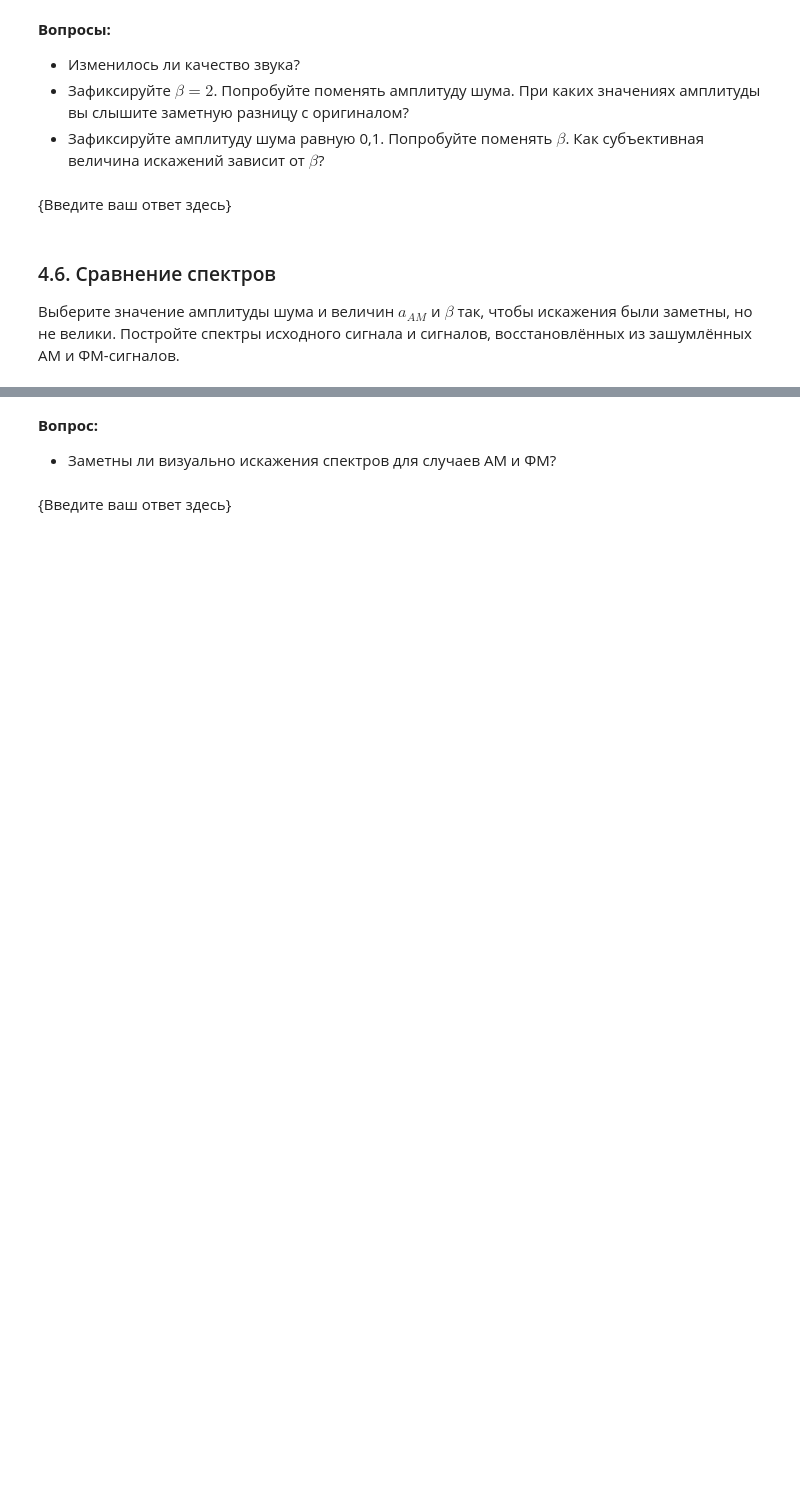
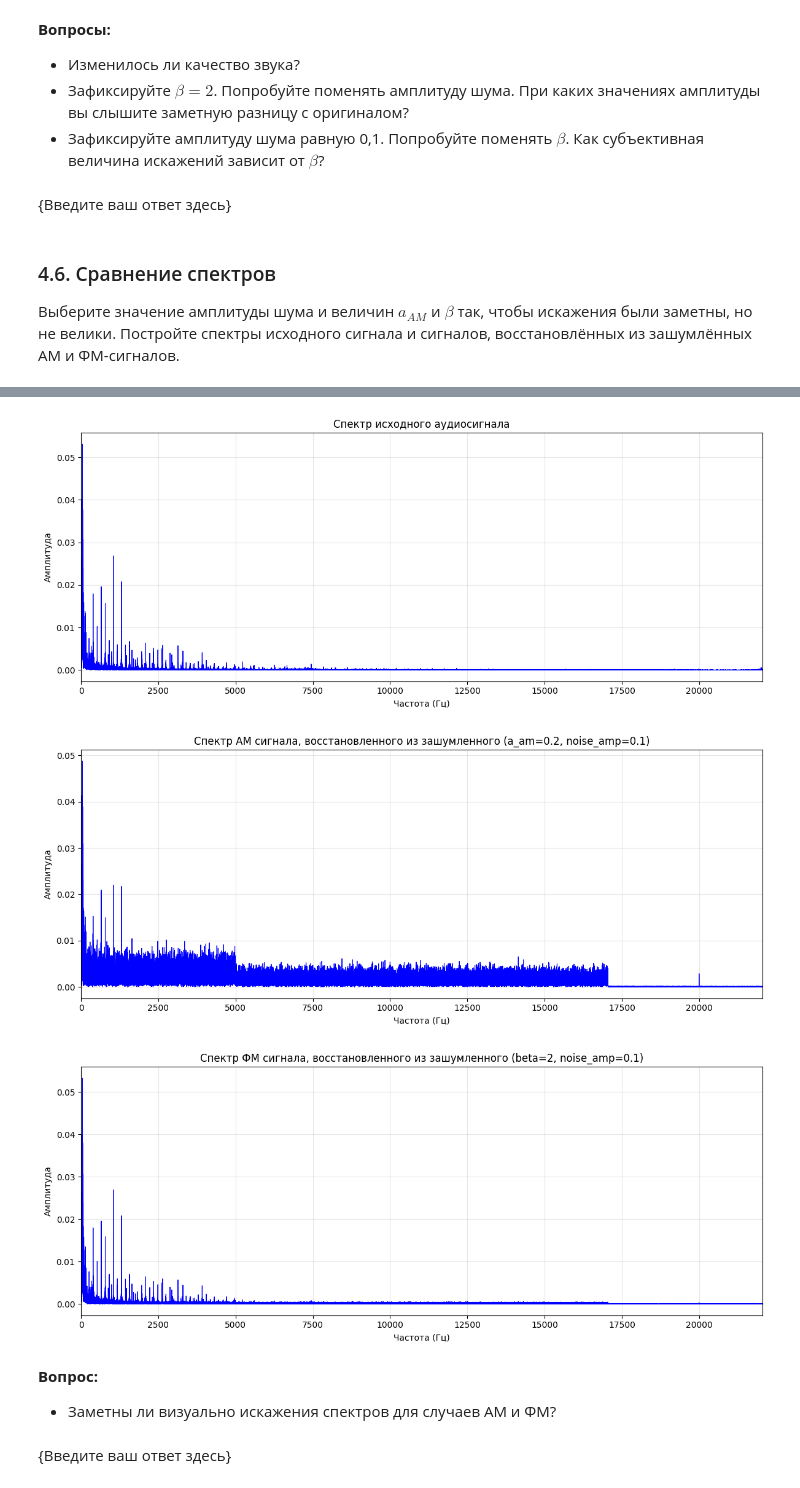
Before and after one commit to anikitin52/dsp-seminars, a Jupyter notebook: seminars/2_Никитин.ipynb, the cells around one changed output, grey strips where cells are left out. Cells and saved outputs as stored; diff of their text form; code cells hidden in the pictures; blank space fills up the shorter version.

```diff
--- a/seminars/2_Никитин.ipynb
+++ b/seminars/2_Никитин.ipynb
@@ -363,2 +424,12 @@ s_pm_noisy = s_pm_audio * (1 + noise_amp)
 # %% [markdown]
 Демодулируйте зашумлёный АМ-сигнал.
+# %%
+# Аналитический сигнал для зашумленного АМ
+analytic_am_noisy = hilbert(s_am_noisy)
+envelope_noisy = np.abs(analytic_am_noisy)
+
+# Убираем постоянную составляющую и нормализуем
+demod_am_noisy = (envelope_noisy - Ac) / (Ac * a_am)
+
+print("Восстановленный АМ аудиосигнал (с шумом):")
+display(Audio(demod_am_noisy, rate=fs_audio))
@@ -386,3 +492,24 @@ s_pm_noisy = s_pm_audio * (1 + noise_amp)
 ### 4.6. Сравнение спектров
 
 Выберите значение амплитуды шума и величин $a_{AM}$ и $\beta$ так, чтобы искажения были заметны, но не велики. Постройте спектры исходного сигнала и сигналов, восстановлённых из зашумлённых АМ и ФМ-сигналов.
+# %%
+# Аналитический сигнал для зашумленного ФМ
+analytic_pm_noisy = hilbert(s_pm_noisy)
+inst_phase_noisy = np.unwrap(np.angle(analytic_pm_noisy))
+
+# Убираем линейную составляющую (фаза несущей)
+phase_no_carrier_noisy = inst_phase_noisy - 2 * np.pi * fc_high * t_audio
+
+# Убираем постоянную составляющую и нормализуем
+demod_pm_noisy = (phase_no_carrier_noisy - np.mean(phase_no_carrier_noisy)) / beta_pm_audio
+
+# Воспроизведем демодулированный ФМ сигнал с шумом
+display(Audio(demod_pm_noisy, rate=fs_audio))
+
+# Построение спектров
+# Используем значения амплитуды шума 0.1, a_am = 0.2, beta = 2, как они были установлены ранее и приводили к заметным искажениям
+
+plot_spectrum(melody, fs_audio, 'Спектр исходного аудиосигнала')
+plot_spectrum(demod_am_noisy, fs_audio, f'Спектр АМ сигнала, восстановленного из зашумленного (a_am={a_am}, noise_amp=0.1)')
+plot_spectrum(demod_pm_noisy, fs_audio, f'Спектр ФМ сигнала, восстановленного из зашумленного (beta={beta_pm_audio}, noise_amp=0.1)')
+# %% [output]
@@ -389,3 +517,6 @@ s_pm_noisy = s_pm_audio * (1 + noise_amp)
+[figure, added]
+[figure, added]
+[figure, added]
 # %% [markdown]
 **Вопрос:**
 * Заметны ли визуально искажения спектров для случаев АМ и ФМ?
```
Also changed, not shown: parts of 16 cells of this notebook.
